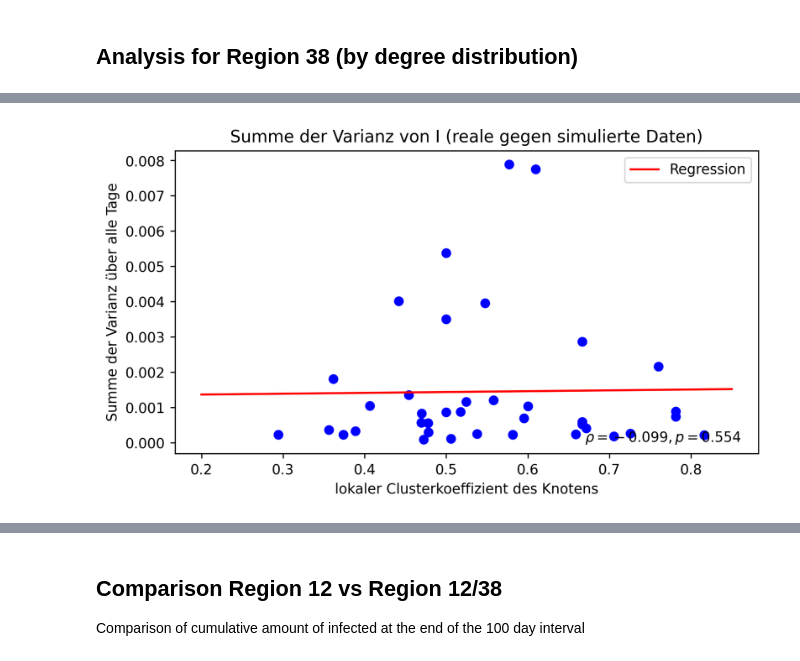
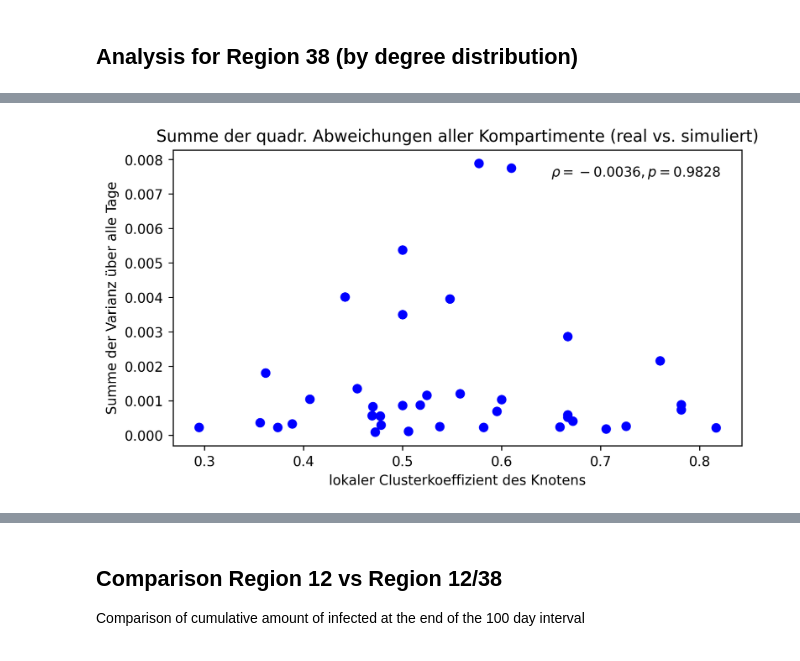
Before and after one commit to torbensun/Modeling-Of-Epidemics-With-Compartmental-And-Network-Models, a Jupyter notebook: Project.ipynb, the cells around one changed output, grey strips where cells are left out. Cells and saved outputs as stored; diff of their text form; code cells hidden in the pictures.

```diff
--- a/Project.ipynb
+++ b/Project.ipynb
@@ -971,24 +972,24 @@ Korrelationskoeffizient (Spearman) r= -0.0871094626811698 p= 0.6030417805439201
 # %%
 ## mit Clusterkoeffizient
 cc=np.load("Internal Data/local_clustering_coeffs.npy")
 # Regression
 
 def fh_cc(x, a, b):
 	return a*x+b
 p0 = [0, 0.1]
 fith_cc, errh_cc = opt.curve_fit(fh_cc, cc, heavi_I_var, p0)
 
 plt.figure(figsize=(7.5,4),dpi=250)
-plt.title("Summe der Varianz von I (reale gegen simulierte Daten)")
+plt.title("Summe der quadr. Abweichungen aller Kompartimente (real vs. simuliert)")
 plt.xlabel('lokaler Clusterkoeffizient des Knotens')
 plt.ylabel(r"Summe der Varianz über alle Tage")
 plt.scatter(cc, heavi_I_var,marker='o',color='blue')
-plt.plot(np.linspace(0.2,0.85,500), fh_cc(np.linspace(0,0.85,500), *fith_cc), label="Regression",color='red')
-plt.text(0.67,2.5e-5, r"$\rho=-0.099, p=0.554$")
-plt.legend(loc='upper right', )
+#plt.plot(np.linspace(0.2,0.85,500), fh_cc(np.linspace(0,0.85,500), *fith_cc), label="Regression",color='red')
+plt.text(0.65,0.0075, r"$\rho=-0.0036, p=0.9828$")
+#plt.legend(loc='upper right', )
 plt.savefig("Media/Boundaries/Boundaries_38_cc_h.pdf")
 # %% [output]
-[figure, old version]
+[figure, new version]
 # %%
 from scipy import stats
 r_h_p_cc=stats.pearsonr(cc, heavi_I_var,)
```
Also changed, not shown: parts of 7 cells of this notebook, 4 other files.
